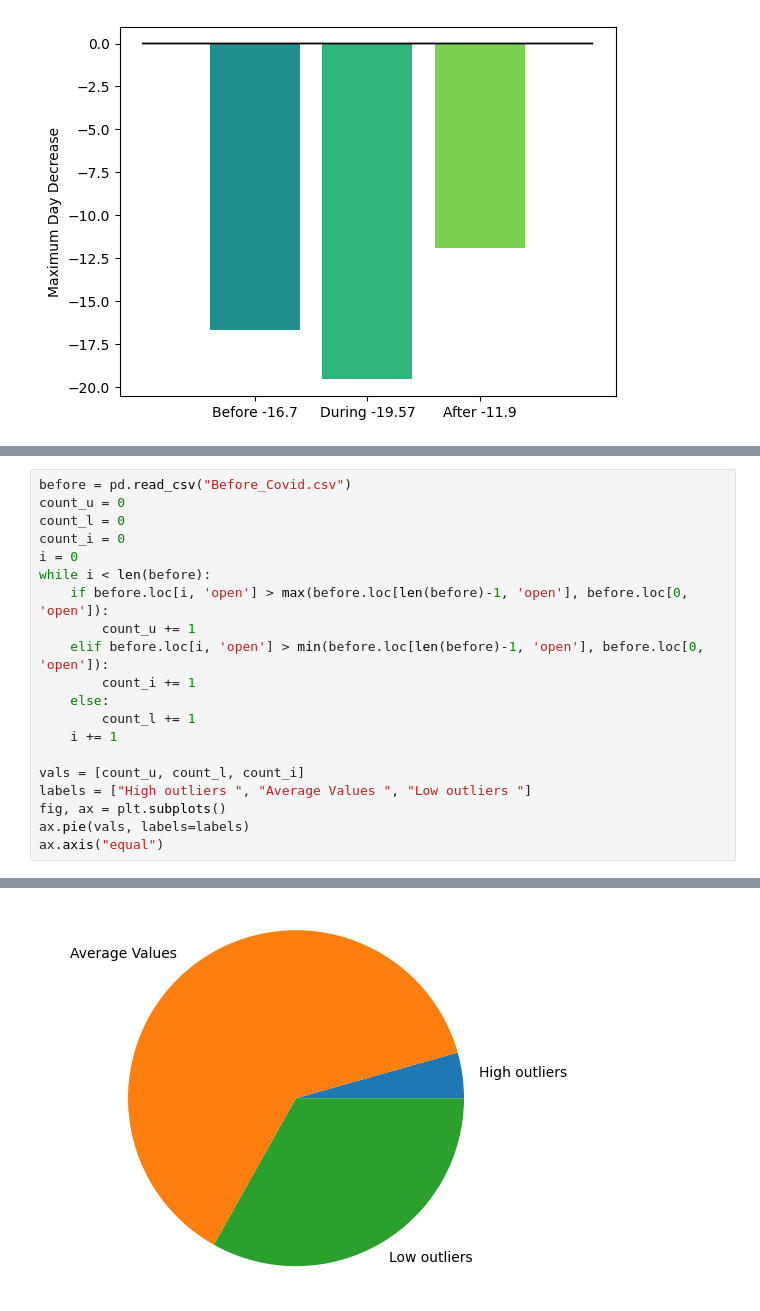
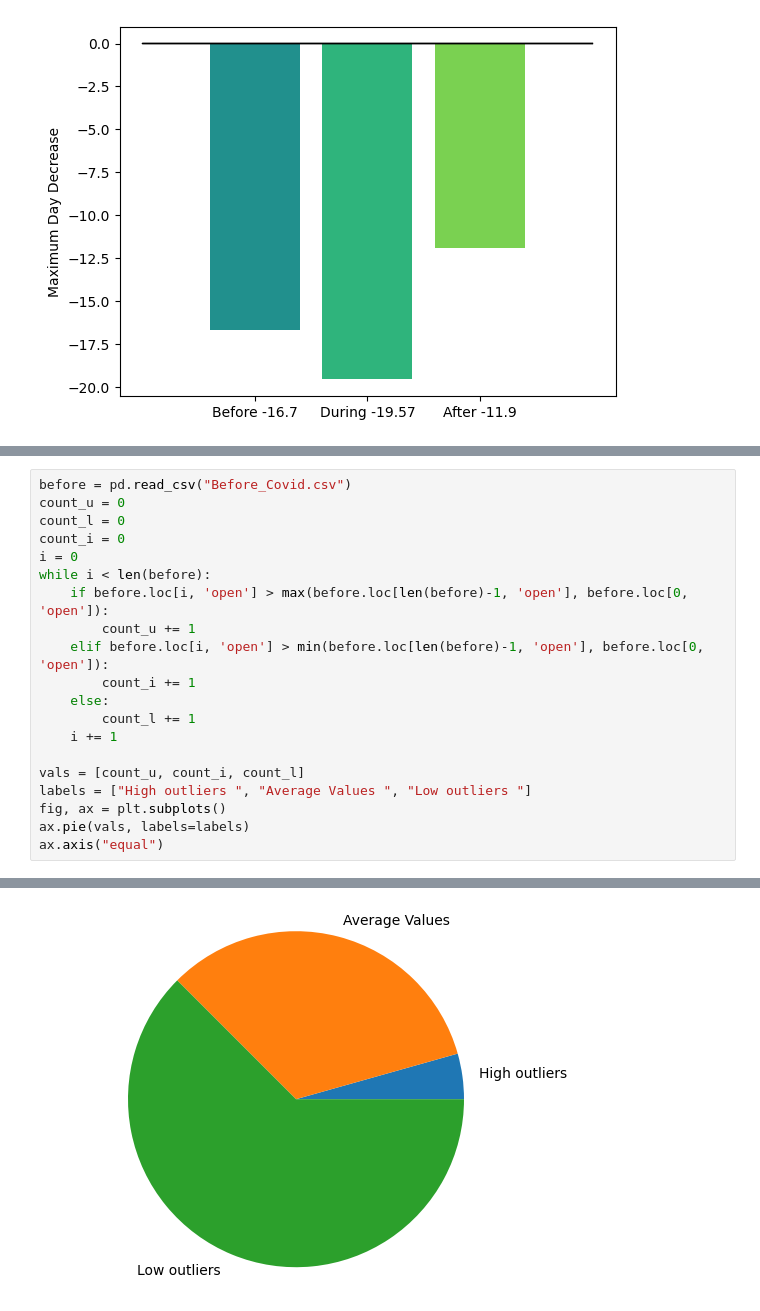
Before and after one commit to nishu100306/CS176Project, a Jupyter notebook: test.ipynb, the cells around one changed output, grey strips where cells are left out. Drawn from its saved outputs; the diff is of its cells as text.

```diff
--- a/test.ipynb
+++ b/test.ipynb
@@ -357,7 +356,7 @@ while i < len(before):
         count_l += 1
     i += 1
 
-vals = [count_u, count_l, count_i]
+vals = [count_u, count_i, count_l]
 labels = ["High outliers ", "Average Values ", "Low outliers "]
 fig, ax = plt.subplots()
 ax.pie(vals, labels=labels)
@@ -370,4 +369,4 @@ ax.axis("equal")
-[figure, old version]
+[figure, new version]
 # %%
 after = pd.read_csv("After_Covid.csv")
 count_u = 0
```
Also changed, not shown: parts of 4 cells of this notebook, 3 other files.
